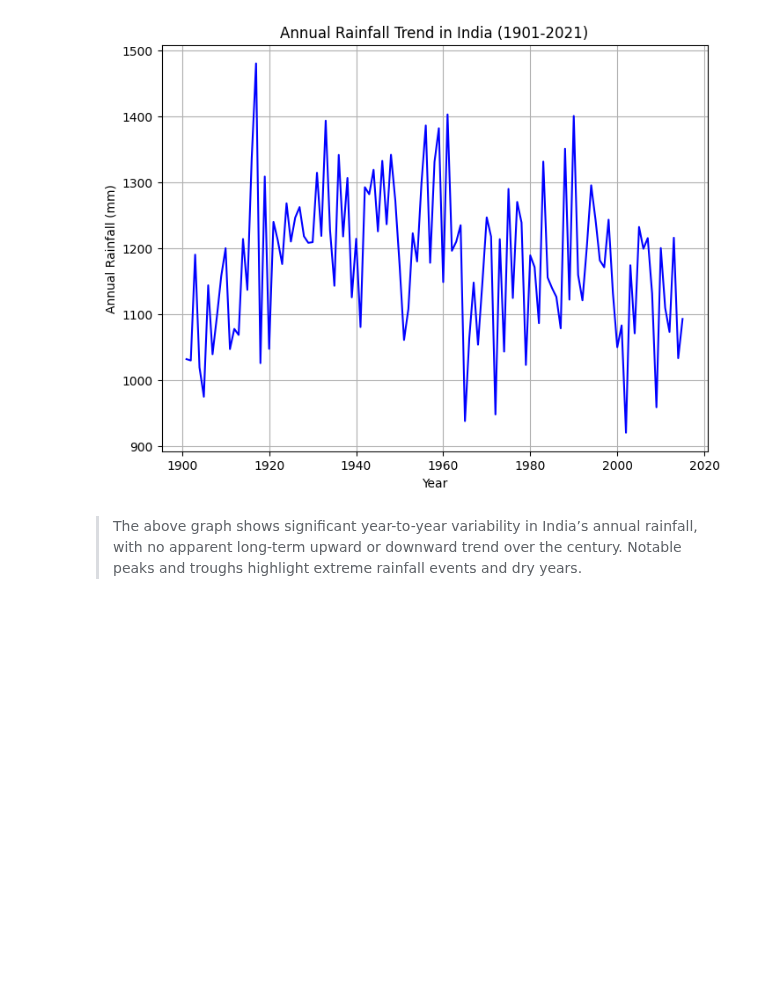
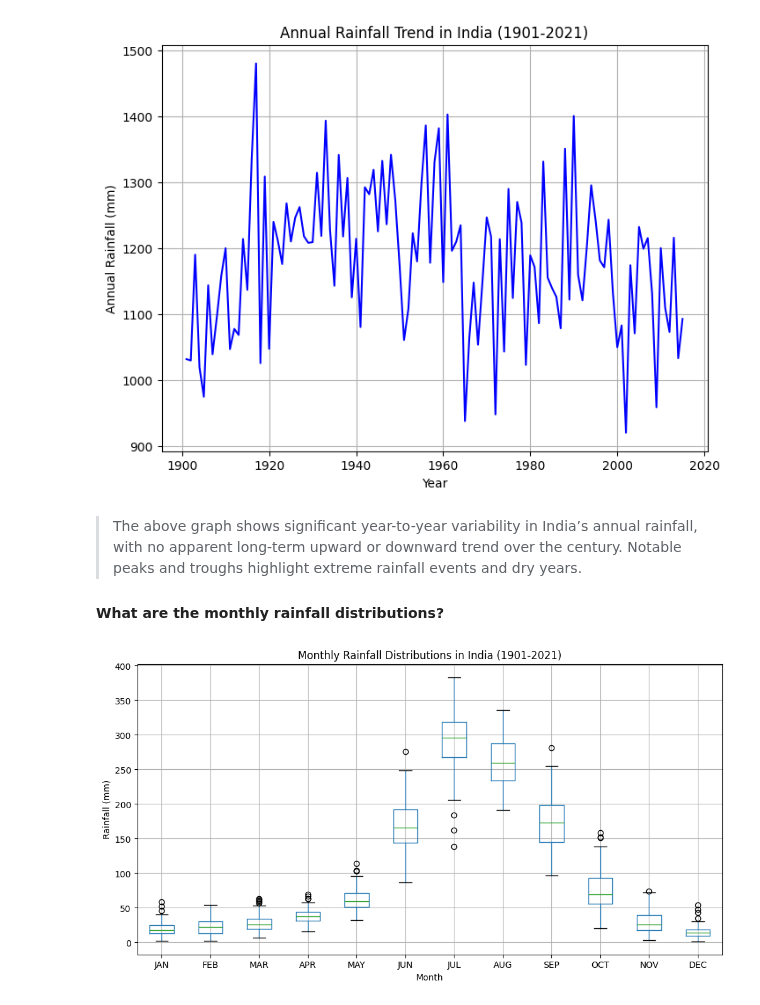
Before and after one commit to Darknight47/Time-Series-Analyasis, a Jupyter notebook: rainfall_trends.ipynb, the cells around one changed output. Drawn from its saved outputs; the diff is of its cells as text; code cells hidden in the pictures; blank space fills up the shorter version.

Commit message:
monthly rainfall

```diff
--- a/rainfall_trends.ipynb
+++ b/rainfall_trends.ipynb
@@ -34,3 +34,19 @@ plt.show()
 [figure]
 # %% [markdown]
 > The above graph shows significant year-to-year variability in India’s annual rainfall, with no apparent long-term upward or downward trend over the century. Notable peaks and troughs highlight extreme rainfall events and dry years.
+
+#### What are the monthly rainfall distributions?
+# %%
+# Creating a dataframe with monthly rainfall columns
+monthly_data = dataset[['JAN', 'FEB', 'MAR', 'APR', 'MAY', 'JUN', 'JUL', 'AUG', 'SEP', 'OCT', 'NOV', 'DEC']]
+
+# Plotting the box plot
+plt.figure(figsize=(12, 6))
+monthly_data.boxplot()
+plt.title('Monthly Rainfall Distributions in India (1901-2021)')
+plt.xlabel('Month')
+plt.ylabel('Rainfall (mm)')
+plt.grid(True)
+plt.show()
+# %% [output]
+[figure, added]
```
Also changed, not shown: parts of 1 cell of this notebook.
